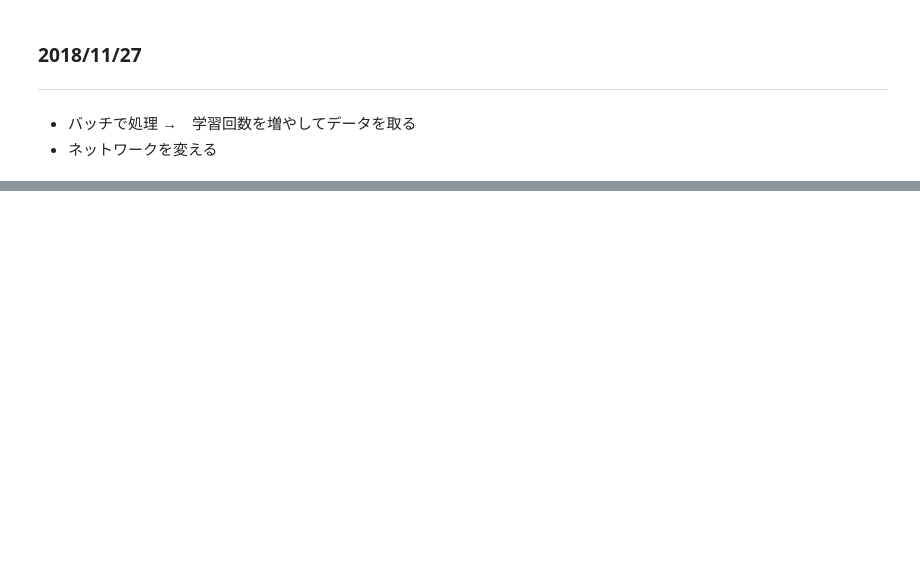
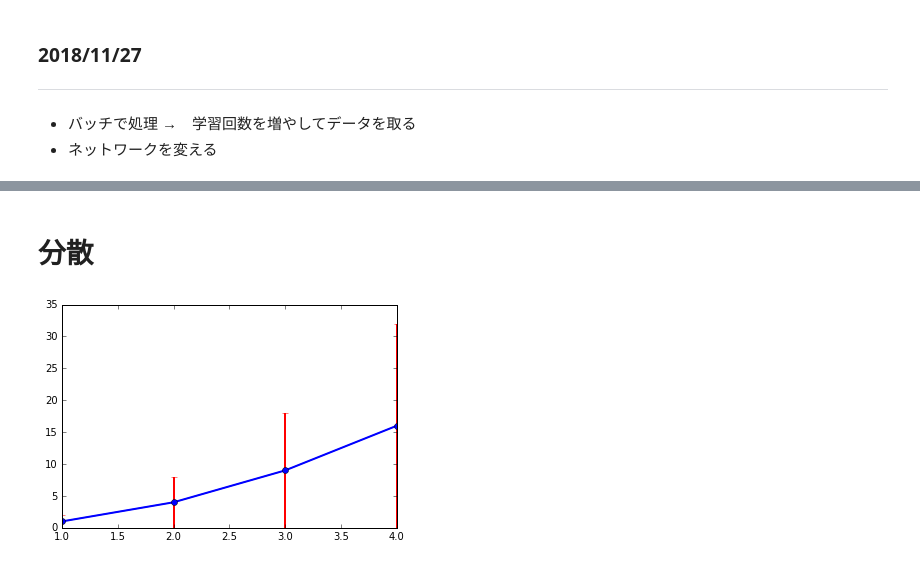
Before and after one commit to yotaseki/ParameterLearning, a Jupyter notebook: MovingCar.ipynb, the cells around one changed output, grey strips where cells are left out. Saved outputs shown, nothing was run; the diff lists cells and outputs as text; code cells hidden in the pictures; blank space fills up the shorter version.

```diff
--- a/MovingCar.ipynb
+++ b/MovingCar.ipynb
@@ -113,12 +112,12 @@ class Generator(Chain):
 # %% [markdown]
 **入出力を確認**
 # %%
-''' sample
-model = Generator()
-x_data = np.array([[3,0]],dtype=np.float32)
-x = Variable(x_data)
-print x_data
-y = model(x_data)
-print y
-'''
+''' sample '''
+sample_model = Generator()
+sample_x_data = np.array([[3,0]],dtype=np.float32)
+sample_x = Variable(sample_x_data)
+print sample_x_data
+sample_y = sample_model(sample_x_data)
+print sample_y
+''' '''
 # %% [output]
@@ -326,0 +414,14 @@ v,w: variable([[[-2.6665735   0.43393293]
+# %% [markdown]
+# 分散
+# %%
+sample_x = [1,2,3,4]
+sample_y = [1,4,9,16]
+sample_error = [1,4,9,16]
+def plot_error(x,y,err):
+    plt.plot(x,y)
+    plt.errorbar(x,y,yerr=err,ecolor='r',color='b',ls='solid',lw=2,marker='o')
+    plt.show()
+
+plot_error(sample_x,sample_y,sample_error)
+# %% [output]
+[figure, added]
```
Also changed, not shown: parts of 17 cells of this notebook.
